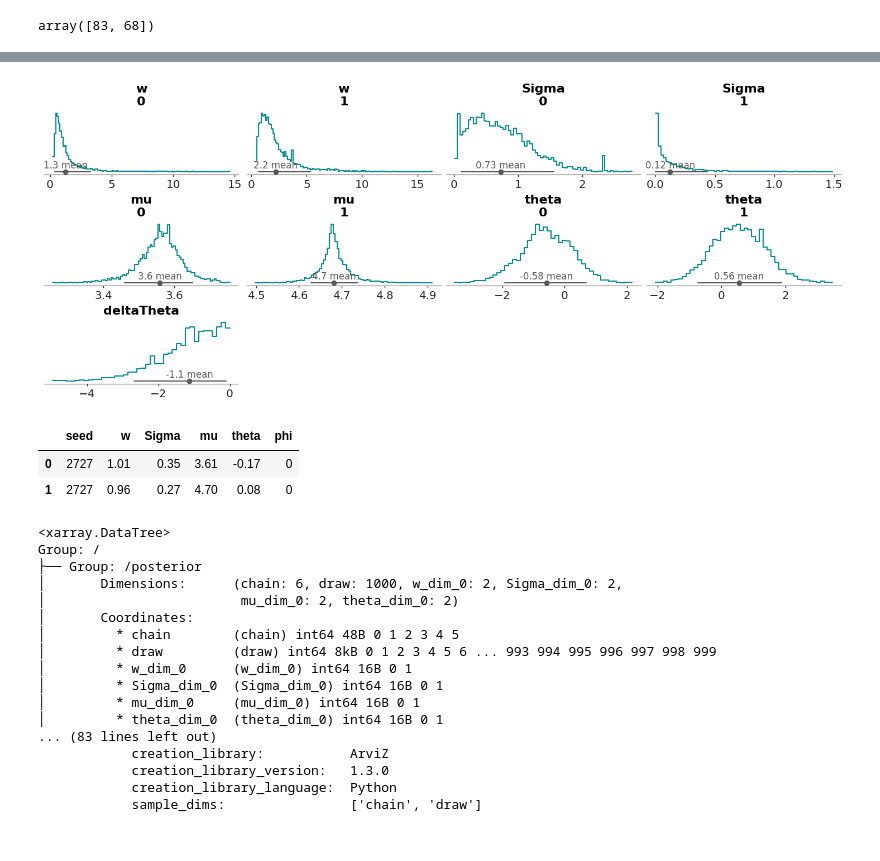
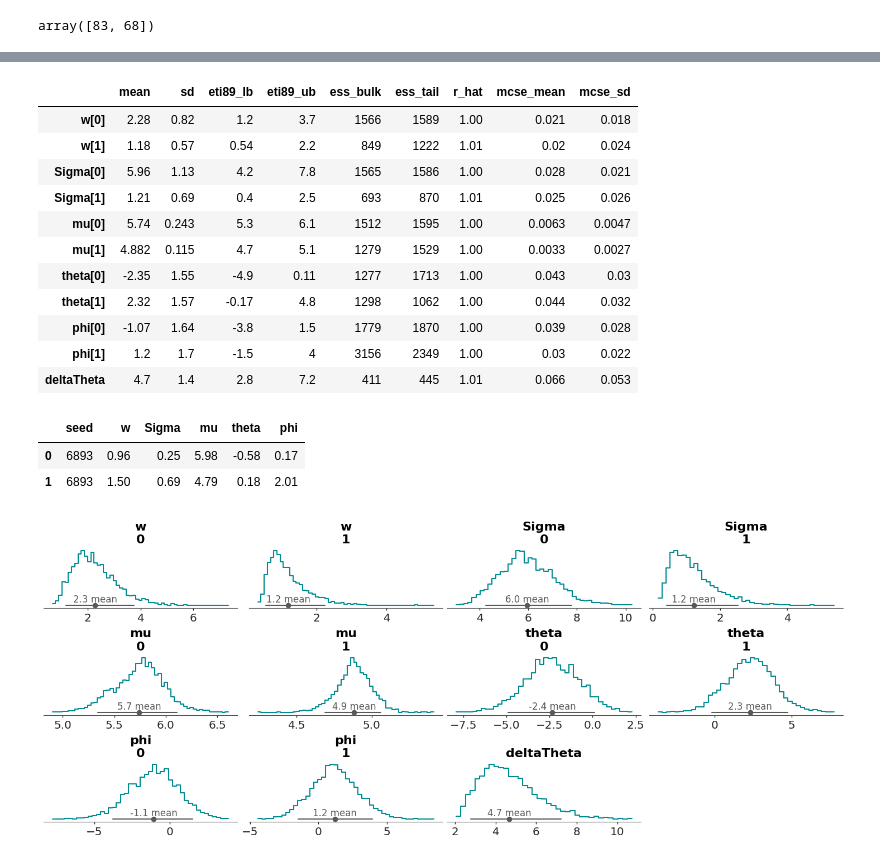
Before and after one commit to shihchingfu/mogptk-examples, a Jupyter notebook: D2-Q1-moskgp.ipynb, the cells around one changed output, grey strips where cells are left out. Drawn from its saved outputs; the diff is of its cells as text; code cells hidden in the pictures.

```diff
--- a/D2-Q1-moskgp.ipynb
+++ b/D2-Q1-moskgp.ipynb
@@ -96,32 +168,26 @@ az.plot_trace(trace);
+# %%
+az.summary(trace.sel(chain = selected_chains))
+# %% [output]
+|  | mean | sd | eti89_lb | eti89_ub | ess_bulk | ess_tail | r_hat | mcse_mean | mcse_sd |
+| w[0] | 2.28 | 0.82 | 1.2 | 3.7 | 1566 | 1589 | 1.00 | 0.021 | 0.018 |
+| w[1] | 1.18 | 0.57 | 0.54 | 2.2 | 849 | 1222 | 1.01 | 0.02 | 0.024 |
+| Sigma[0] | 5.96 | 1.13 | 4.2 | 7.8 | 1565 | 1586 | 1.00 | 0.028 | 0.021 |
+| Sigma[1] | 1.21 | 0.69 | 0.4 | 2.5 | 693 | 870 | 1.01 | 0.025 | 0.026 |
+| mu[0] | 5.74 | 0.243 | 5.3 | 6.1 | 1512 | 1595 | 1.00 | 0.0063 | 0.0047 |
+| mu[1] | 4.882 | 0.115 | 4.7 | 5.1 | 1279 | 1529 | 1.00 | 0.0033 | 0.0027 |
+| theta[0] | -2.35 | 1.55 | -4.9 | 0.11 | 1277 | 1713 | 1.00 | 0.043 | 0.03 |
+| theta[1] | 2.32 | 1.57 | -0.17 | 4.8 | 1298 | 1062 | 1.00 | 0.044 | 0.032 |
+| phi[0] | -1.07 | 1.64 | -3.8 | 1.5 | 1779 | 1870 | 1.00 | 0.039 | 0.028 |
+| phi[1] | 1.2 | 1.7 | -1.5 | 4 | 3156 | 2349 | 1.00 | 0.03 | 0.022 |
+| deltaTheta | 4.7 | 1.4 | 2.8 | 7.2 | 411 | 445 | 1.01 | 0.066 | 0.053 |
+# %%
+input_params
+# %% [output]
+|  | seed | w | Sigma | mu | theta | phi |
+| 0 | 6893 | 0.96 | 0.25 | 5.98 | -0.58 | 0.17 |
+| 1 | 6893 | 1.50 | 0.69 | 4.79 | 0.18 | 2.01 |
 # %%
-az.style.use("arviz-vibrant")
-az.plot_dist(trace, kind="hist");
+az.plot_dist(trace.sel(chain = selected_chains), kind="hist");
 # %% [output]
-[figure, old version]
+[figure, new version]
-# %%
-input_params
-# %% [output]
-|  | seed | w | Sigma | mu | theta | phi |
-| 0 | 2727 | 1.01 | 0.35 | 3.61 | -0.17 | 0 |
-| 1 | 2727 | 0.96 | 0.27 | 4.70 | 0.08 | 0 |
-# %%
-trace
-# %% [output]
-<xarray.DataTree>
-Group: /
-├── Group: /posterior
-│       Dimensions:      (chain: 6, draw: 1000, w_dim_0: 2, Sigma_dim_0: 2,
-│                         mu_dim_0: 2, theta_dim_0: 2)
-│       Coordinates:
-│         * chain        (chain) int64 48B 0 1 2 3 4 5
-│         * draw         (draw) int64 8kB 0 1 2 3 4 5 6 ... 993 994 995 996 997 998 999
-│         * w_dim_0      (w_dim_0) int64 16B 0 1
-│         * Sigma_dim_0  (Sigma_dim_0) int64 16B 0 1
-│         * mu_dim_0     (mu_dim_0) int64 16B 0 1
-│         * theta_dim_0  (theta_dim_0) int64 16B 0 1
-... (83 lines left out)
-            creation_library:           ArviZ
-            creation_library_version:   1.3.0
-            creation_library_language:  Python
-            sample_dims:                ['chain', 'draw']
 # %%
```
Also changed, not shown: parts of 14 cells of this notebook.
